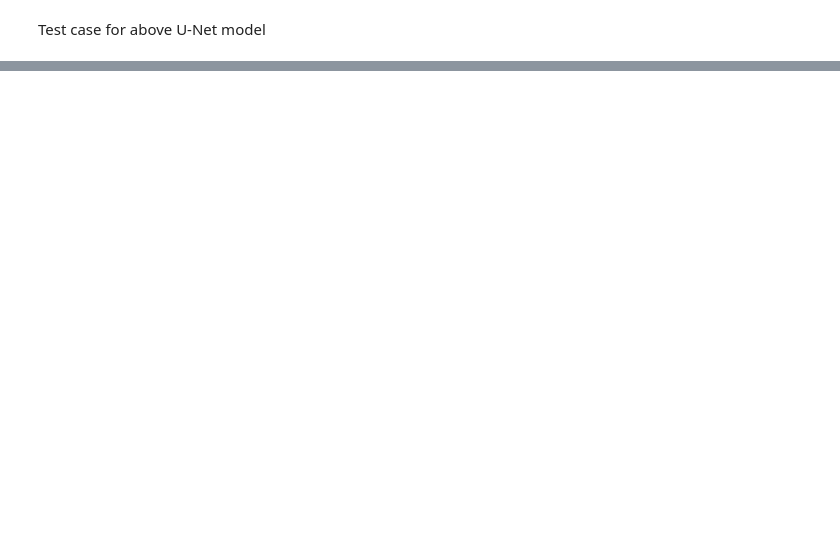
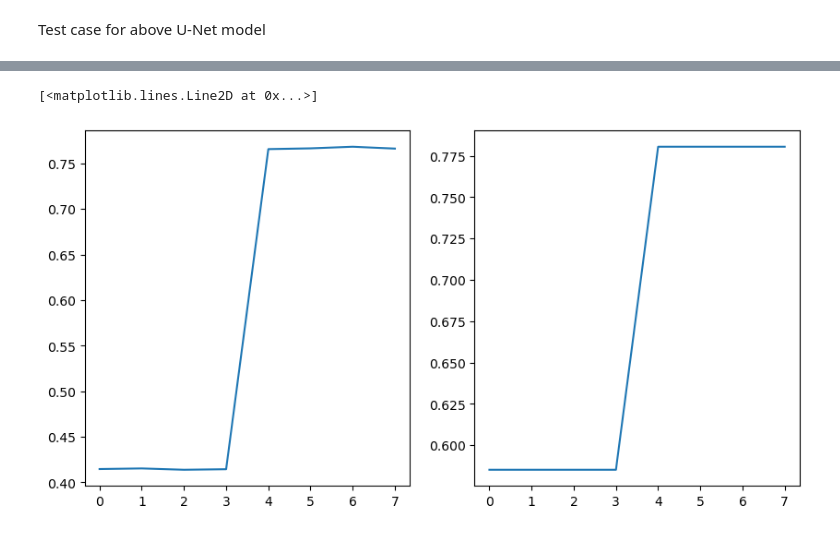
Before and after one commit to yogithmadha/DML_Project_Group_80, a Jupyter notebook: Project-Working.ipynb, the cells around one changed output, grey strips where cells are left out. Saved outputs shown, nothing was run; the diff lists cells and outputs as text; code cells hidden in the pictures; blank space fills up the shorter version.

```diff
--- a/Project-Working.ipynb
+++ b/Project-Working.ipynb
@@ -322,3 +322,24 @@ class Unet(nn.Module):
 
 
 number_of_classes = len(set(name_to_category.values()))
+# %%
+class DiceLoss(nn.Module):
+    def __init__(self, smooth=0.0001):
+        super(DiceLoss, self).__init__()
+        self.smooth = smooth
+
+    def forward(self, input, target):
+        # Flatten both the predicted and target tensors
+        input_flat = input.flatten(0, 1)
+        target_flat = target.flatten(0, 1)
+
+        # Intersection and Union for each class
+        intersection = (input_flat * target_flat).sum()
+        union = input_flat.sum() + target_flat.sum()
+
+        # Dice Similarity Coefficient
+        dice = (2. * intersection + self.smooth) / (union + self.smooth)
+
+        # Dice Loss
+        dice_loss = 1. - dice
+        return dice_loss
@@ -388,0 +570,8 @@ axes[1].plot(epoch_losses)
+# %%
+fig, axes = plt.subplots(1, 2 , figsize=(10, 5))
+#axes[0].plot(step_losses)
+axes[0].plot(val_epoch_losses)
+axes[1].plot(val_epoch_accuracies)
+# %% [output]
+[<matplotlib.lines.Line2D at 0x...>]
+[figure, added]
```
Also changed, not shown: parts of 12 cells of this notebook.
